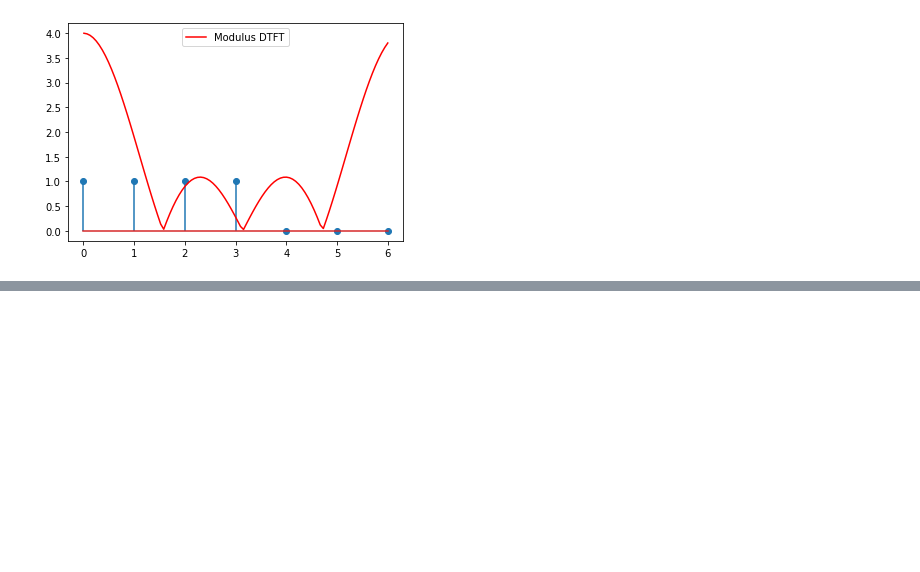
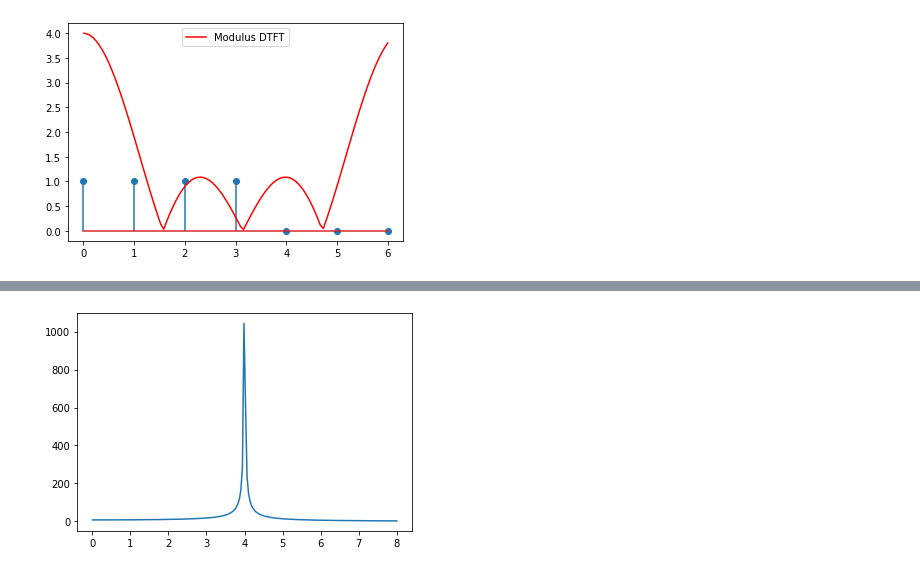
Before and after one commit to leonardoSaaads/ProcessamentoDigitalSinais, a Jupyter notebook: Unidade 1/DTFT.ipynb, the cells around one changed output, grey strips where cells are left out. Saved outputs shown, nothing was run; the diff lists cells and outputs as text; code cells hidden in the pictures; blank space fills up the shorter version.

```diff
--- a/Unidade 1/DTFT.ipynb
+++ b/Unidade 1/DTFT.ipynb
@@ -94,0 +129,10 @@ plt.show()
+# %%
+import numpy as np
+
+frequency_space = np.linspace(0.01, 8, 200)
+sinal = 5*1j*np.pi*(1/(frequency_space + 4) - 1/(frequency_space - 4))
+
+plt.plot(frequency_space, abs(sinal))
+plt.show()
+# %% [output]
+[figure, added]
```
Also changed, not shown: parts of 9 cells of this notebook.
